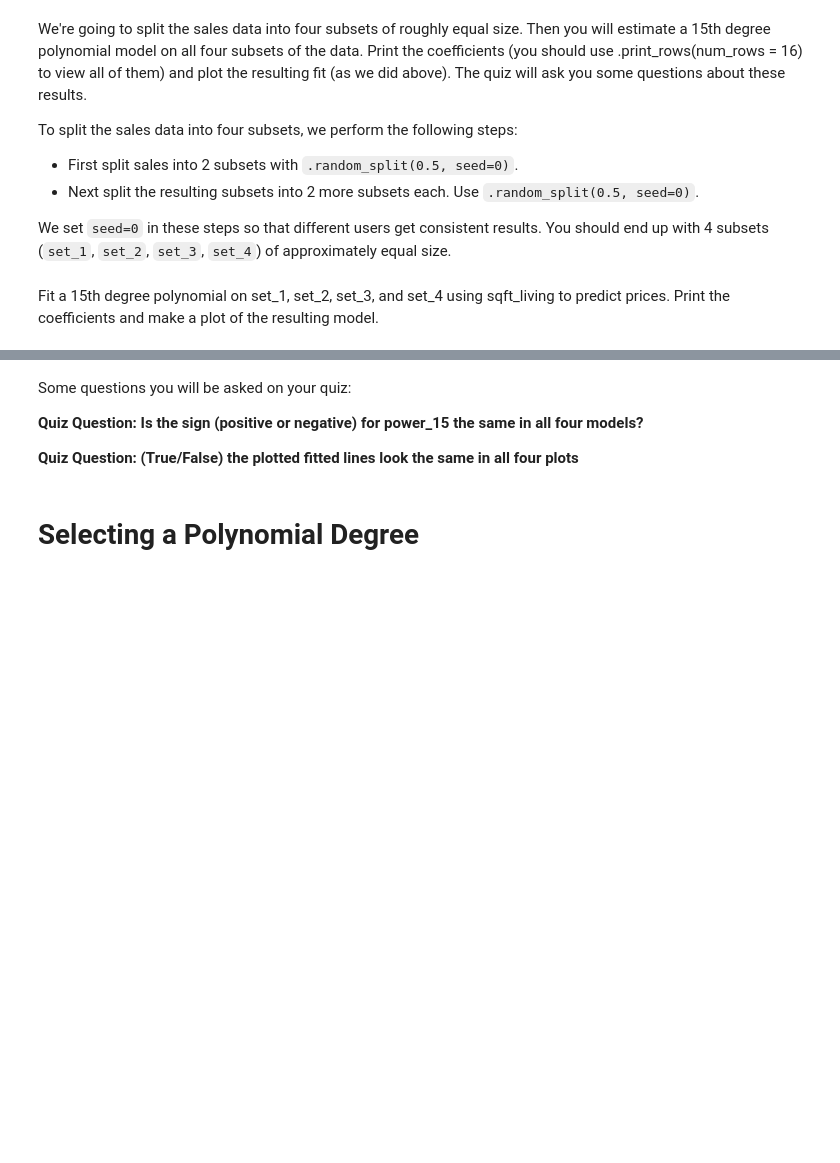
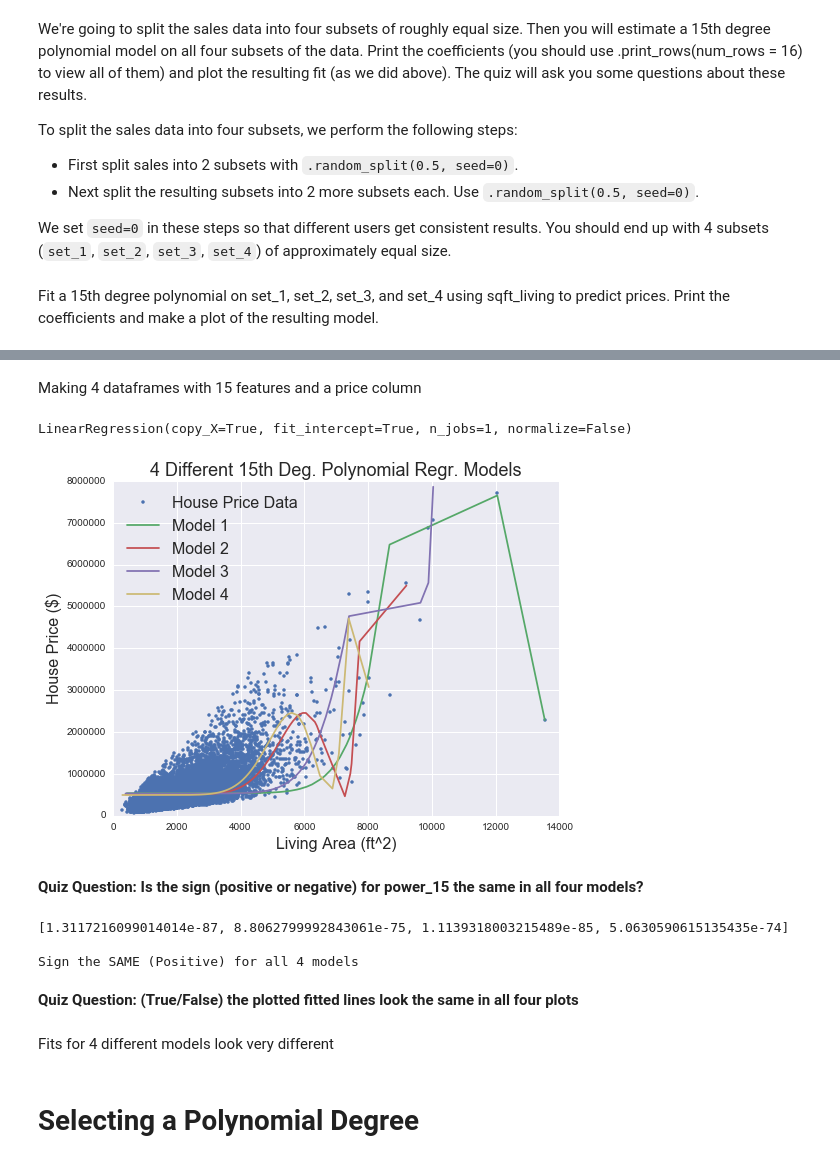
Before and after one commit to Santana9937/Coursera_ML_Specialization, a Jupyter notebook: Week_3_Assessing_Performance/assign_1_polynomial-regression.ipynb, the cells around one changed output, grey strips where cells are left out. Saved outputs shown, nothing was run; the diff lists cells and outputs as text; code cells hidden in the pictures; blank space fills up the shorter version.

Commit message:
Finished 4 15th degree polynomial models

```diff
--- a/Week_3_Assessing_Performance/assign_1_polynomial-regression.ipynb
+++ b/Week_3_Assessing_Performance/assign_1_polynomial-regression.ipynb
@@ -314,9 +313,72 @@ Fit a 15th degree polynomial on set_1, set_2, set_3, and set_4 using sqft_living
+# %%
+(set_1, set_2) = (pd.read_csv('wk3_kc_house_set_1_data.csv', dtype = dtype_dict), pd.read_csv('wk3_kc_house_set_2_data.csv', dtype = dtype_dict))
+(set_3, set_4) = (pd.read_csv('wk3_kc_house_set_3_data.csv', dtype = dtype_dict), pd.read_csv('wk3_kc_house_set_4_data.csv', dtype = dtype_dict))
+# %% [markdown]
+Making 4 dataframes with 15 features and a price column
+# %%
+(poly15_set_1, poly15_set_2) = ( polynomial_dataframe(set_1['sqft_living'], 15) , polynomial_dataframe(set_2['sqft_living'], 15) )
+(poly15_set_3, poly15_set_4) = ( polynomial_dataframe(set_3['sqft_living'], 15) , polynomial_dataframe(set_4['sqft_living'], 15) )
+
+( poly15_set_1['price'], poly15_set_2['price'] ) = ( set_1['price'] , set_2['price'] )
+( poly15_set_3['price'], poly15_set_4['price'] ) = ( set_3['price'] , set_4['price'] )
+
+my_features = list(poly15_set_1) # Put DataFrame col_names in a list. All dataframes have same col_names
+# %%
+( X_feat_set_1, X_feat_set_2 ) = ( poly15_set_1[my_features], poly15_set_2[my_features] )
+( X_feat_set_3, X_feat_set_4 ) = ( poly15_set_3[my_features], poly15_set_4[my_features] )
+
+( y_output_set_1, y_output_set_2 ) = ( poly15_set_1['price'], poly15_set_2['price'] )
+( y_output_set_3, y_output_set_4 ) = ( poly15_set_3['price'], poly15_set_4['price'] )
+# %%
+# Creating a LinearRegression Object. Then, performing linear regression on feature matrix and output vector
+model_deg_15_set_1 = LinearRegression()
+model_deg_15_set_2 = LinearRegression()
+model_deg_15_set_3 = LinearRegression()
+model_deg_15_set_4 = LinearRegression()
+
+model_deg_15_set_1.fit(X_feat_set_1, y_output_set_1)
+model_deg_15_set_2.fit(X_feat_set_2, y_output_set_2)
+model_deg_15_set_3.fit(X_feat_set_3, y_output_set_3)
+model_deg_15_set_4.fit(X_feat_set_4, y_output_set_4)
+# %% [output]
+LinearRegression(copy_X=True, fit_intercept=True, n_jobs=1, normalize=False)
+# %%
+plt.figure(figsize=(8,6))
+plt.plot(poly15_data['power_1'],poly15_data['price'],'.', label= 'House Price Data')
+plt.hold(True)
+plt.plot(poly15_set_1['power_1'], model_deg_15_set_1.predict(X_feat_set_1), '-' , label= 'Model 1')
+plt.plot(poly15_set_2['power_1'], model_deg_15_set_2.predict(X_feat_set_2), '-' , label= 'Model 2')
+plt.plot(poly15_set_3['power_1'], model_deg_15_set_3.predict(X_feat_set_3), '-' , label= 'Model 3')
+plt.plot(poly15_set_4['power_1'], model_deg_15_set_4.predict(X_feat_set_4), '-' , label= 'Model 4')
+plt.hold(False)
+plt.legend(loc='upper left', fontsize=16)
+plt.xlabel('Living Area (ft^2)', fontsize=16)
+plt.ylabel('House Price ($)', fontsize=16)
+plt.title('4 Different 15th Deg. Polynomial Regr. Models', fontsize=18)
+plt.axis([0.0, 14000.0, 0.0, 8000000.0])
+plt.show()
+# %% [output]
+[figure, added]
 # %% [markdown]
-Some questions you will be asked on your quiz:
-
 **Quiz Question: Is the sign (positive or negative) for power_15 the same in all four models?**
-
-**Quiz Question: (True/False) the plotted fitted lines look the same in all four plots**
+# %%
+power_15_coeff = [ model_deg_15_set_1.coef_[-1], model_deg_15_set_2.coef_[-1], model_deg_15_set_3.coef_[-1], model_deg_15_set_4.coef_[-1] ]
+print power_15_coeff
+print
+if all(i > 0 for i in power_15_coeff):
+    print 'Sign the SAME (Positive) for all 4 models'
+elif all(i < 0 for i in power_15_coeff):
+    print 'Sign the SAME (Negative) for all 4 models'
+else:
+    print 'Sign NOT the same for all 4 models'
+# %% [output]
+[1.3117216099014014e-87, 8.8062799992843061e-75, 1.1139318003215489e-85, 5.0630590615135435e-74]
+
+Sign the SAME (Positive) for all 4 models
+# %% [markdown]
+**Quiz Question: (True/False) the plotted fitted lines look the same in all four plots**
+# %% [markdown]
+Fits for 4 different models look very different
 # %% [markdown]
 # Selecting a Polynomial Degree
 # %% [markdown]
```
Also changed, not shown: parts of 3 cells of this notebook.
